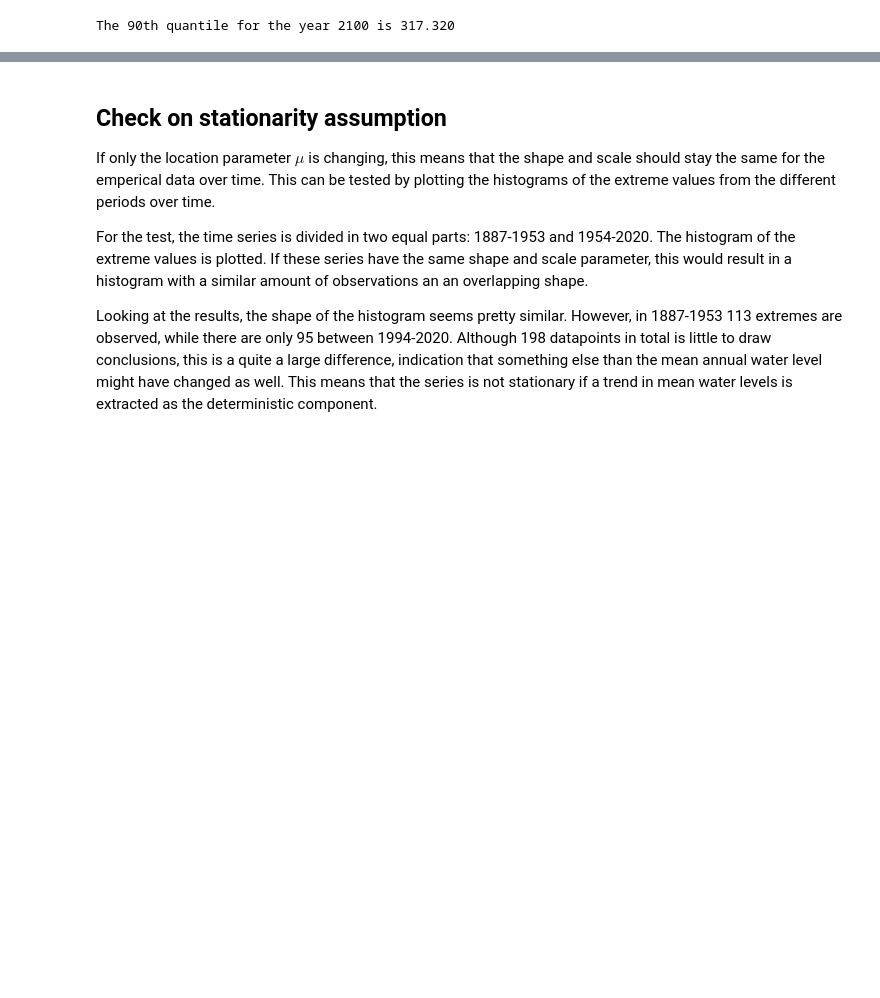
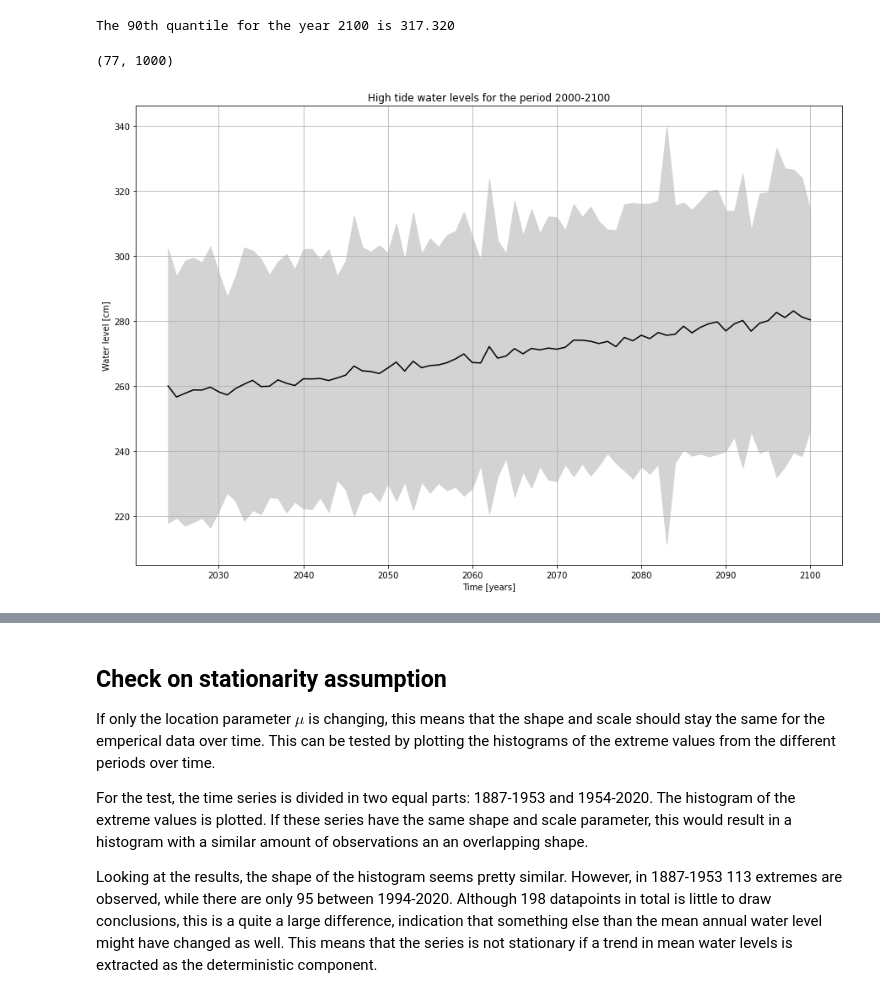
Before and after one commit to wwaasdorp/MORE_THE_BEST_GROUP, a Jupyter notebook: Watch_Data.ipynb, the cells around one changed output, grey strips where cells are left out. Cells and saved outputs as stored; diff of their text form; code cells hidden in the pictures; blank space fills up the shorter version.

```diff
--- a/Watch_Data.ipynb
+++ b/Watch_Data.ipynb
@@ -489,3 +489,26 @@ quant90_2100 = linfuture(2100)
 print(f'The 90th quantile for the year 2100 is {quant90_2100:.3f}')
 # %% [output]
 The 90th quantile for the year 2100 is 317.320
+# %%
+## Draw 1000 samples for every year from the distribution up till the year 2100 to generate a time series for the upcoming 75 years of the mean and std of this time series
+samples = []
+for i in range(2024, 2101):
+    mu_new_i = mu_new(i)
+    samples_i = gev.rvs(xi, mu_new_i, sigma, size=1000)
+    samples.append(samples_i)
+
+samples = np.array(samples)
+print(samples.shape)
+
+## Plot the time series
+plt.figure(figsize=(15,10))
+plt.plot(np.arange(2024, 2101), samples.mean(axis=1), color = 'black')
+plt.fill_between(np.arange(2024, 2101), samples.mean(axis=1) - samples.std(axis=1), samples.mean(axis=1) + samples.std(axis=1), color = 'lightgray')
+plt.xlabel('Time [years]')
+plt.ylabel('Water level [cm]')
+plt.title('High tide water levels for the period 2000-2100')
+plt.grid()
+plt.show()
+# %% [output]
+(77, 1000)
+[figure, added]
```
Also changed, not shown: parts of 17 cells of this notebook.
